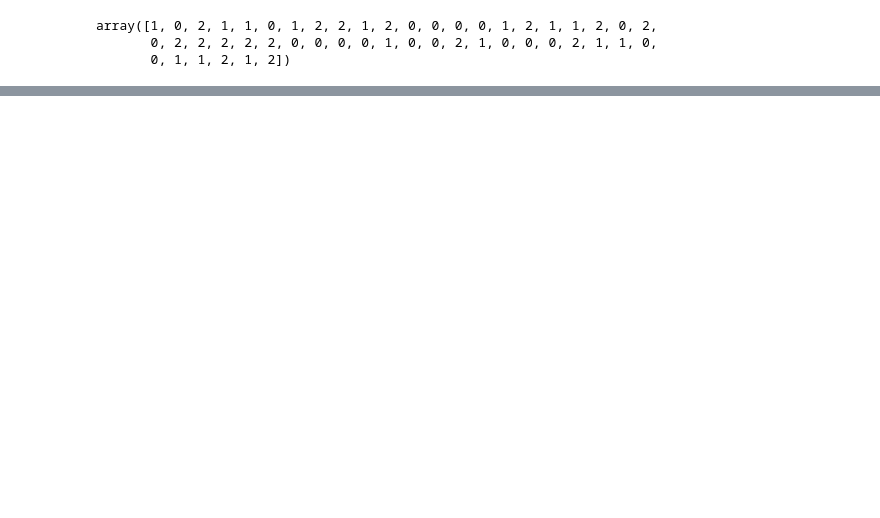
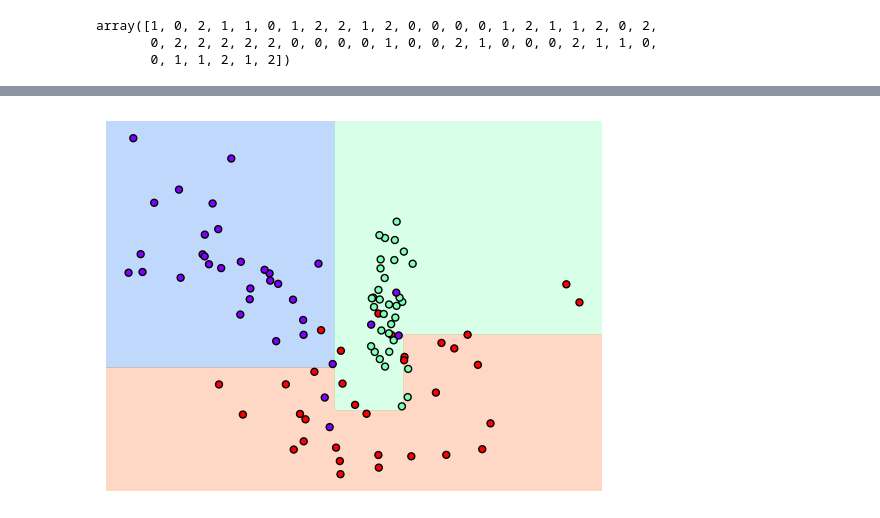
Before and after one commit to ZiNoBae/ML_ubion, a Jupyter notebook: 230511/04_decisiontree.ipynb, the cells around one changed output, grey strips where cells are left out. Saved outputs shown, nothing was run; the diff lists cells and outputs as text; code cells hidden in the pictures; blank space fills up the shorter version.

```diff
--- a/230511/04_decisiontree.ipynb
+++ b/230511/04_decisiontree.ipynb
@@ -42,0 +120,5 @@ ExecutableNotFound: failed to execute WindowsPath('dot'), make sure the Graphviz
+# %%
+dt_clf = DecisionTreeClassifier(random_state = 42, min_samples_leaf=6).fit(X_features, y_labels)
+visualize_boundary(dt_clf, X_features, y_labels)
+# %% [output]
+[figure, added]
```
Also changed, not shown: parts of 12 cells of this notebook, 32 other files.
